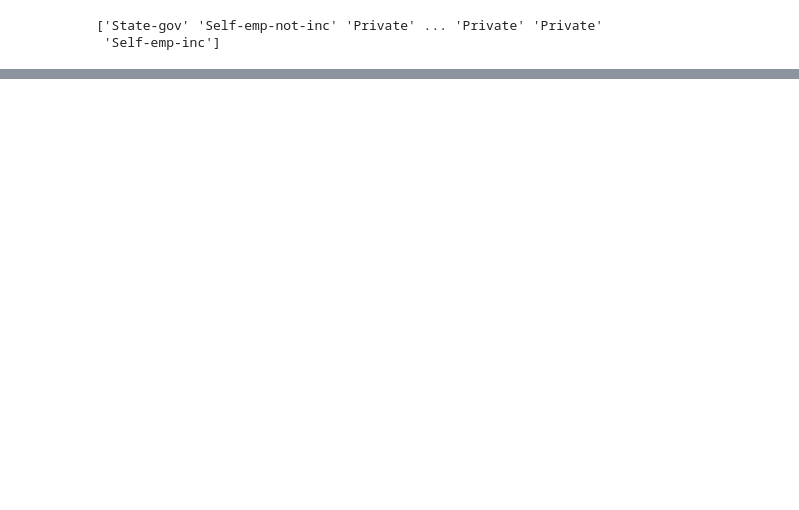
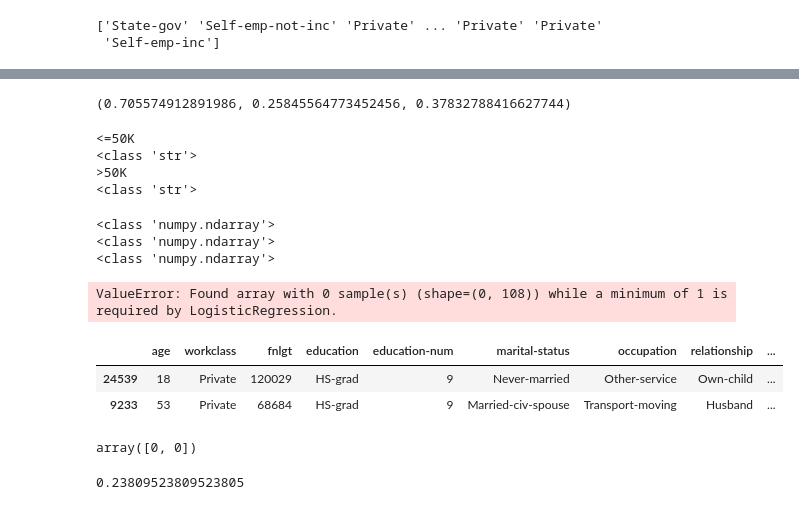
Before and after one commit to gichelli/machine_learning_operations_p3, a Jupyter notebook: eda.ipynb, the cells around one changed output, grey strips where cells are left out. Drawn from its saved outputs; the diff is of its cells as text; code cells hidden in the pictures; blank space fills up the shorter version.

```diff
--- a/eda.ipynb
+++ b/eda.ipynb
@@ -97,0 +435,4 @@ AttributeError: 'int' object has no attribute 'strip'
+# %%
+compute_model_metrics(y_test, preds)
+# %% [output]
+(0.705574912891986, 0.25845564773452456, 0.37832788416627744)
@@ -97,0 +455,30 @@ AttributeError: 'int' object has no attribute 'strip'
+# %%
+slice_dataframe(df, "salary")
+# %% [output]
+<=50K
+<class 'str'>
+>50K
+<class 'str'>
+# %%
+print(type(X_test))
+print(type(X_test[:1]))
+# print(X_test[:1])
+# print(X_test.shape)
+print(type(y_test))
+# %% [output]
+<class 'numpy.ndarray'>
+<class 'numpy.ndarray'>
+<class 'numpy.ndarray'>
+# %%
+row_slice = test['salary'] == '<=50'
+# print(f1_score(y_test[row_slice], lr.predict(X_test[row_slice])))
+#     f1_score(y_true,            y_pred)
+print(fbeta_score(y_test[row_slice], lr.predict(X_test[row_slice]), beta=1, zero_division=1))
+# %% [output]
+ValueError: Found array with 0 sample(s) (shape=(0, 108)) while a minimum of 1 is required by LogisticRegression.
+# %%
+train[:2]
+# %% [output]
+|  | age | workclass | fnlgt | education | education-num | marital-status | occupation | relationship | ... |
+| 24539 | 18 | Private | 120029 | HS-grad | 9 | Never-married | Other-service | Own-child | ... |
+| 9233 | 53 | Private | 68684 | HS-grad | 9 | Married-civ-spouse | Transport-moving | Husband | ... |
@@ -97,0 +487,4 @@ AttributeError: 'int' object has no attribute 'strip'
+# %%
+y_test[:2]
+# %% [output]
+array([0, 0])
@@ -97,0 +494,4 @@ AttributeError: 'int' object has no attribute 'strip'
+# %%
+fbeta_score(y_true, y_pred, average='macro', beta=0.5)
+# %% [output]
+0.23809523809523805
```
Also changed, not shown: parts of 107 cells of this notebook, 10 other files.
